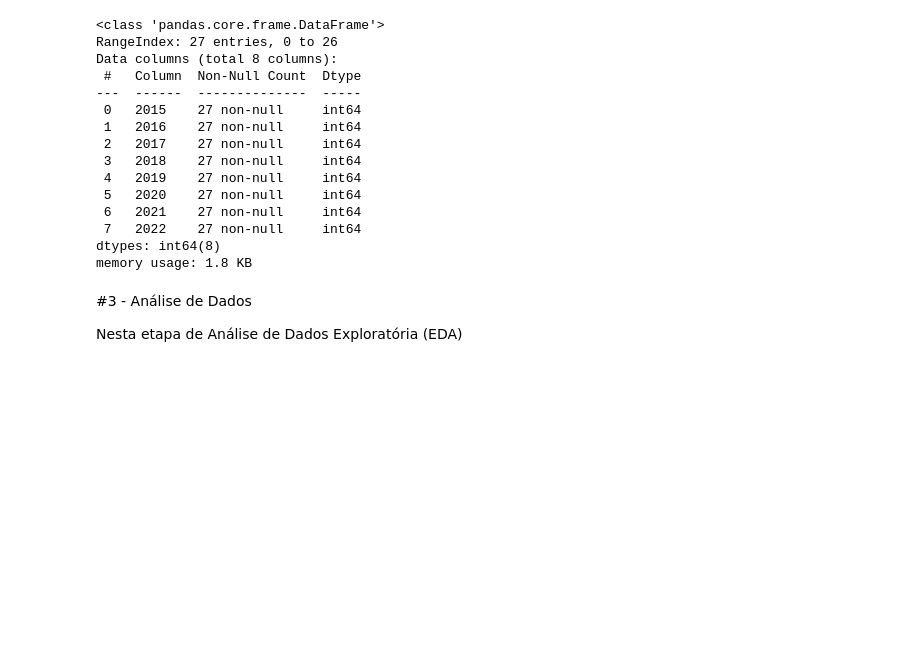
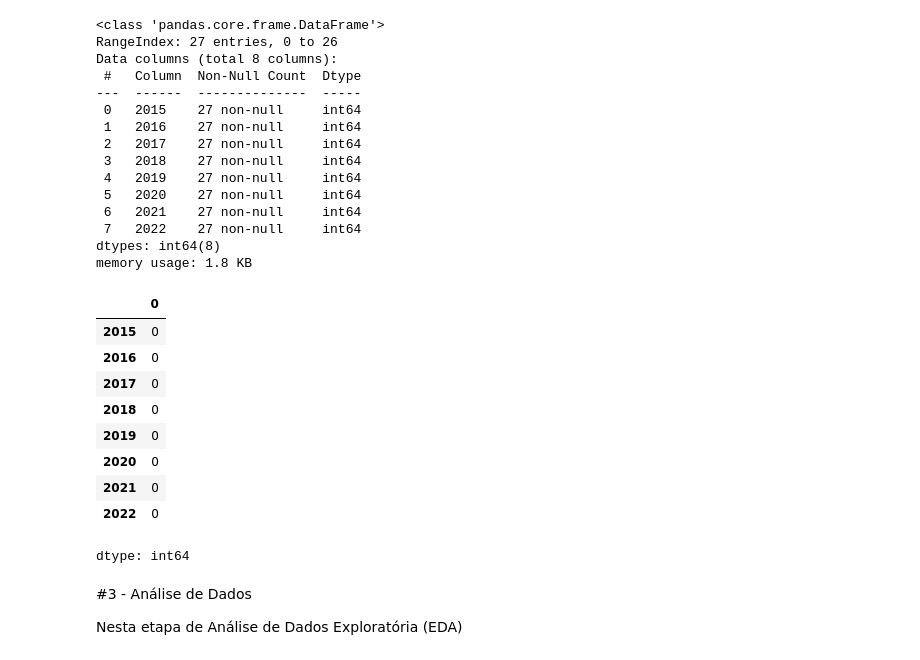
Before and after one commit to Marcelo-Silvestre/Analise_Dados_Boas_Praticas_PUCRIO, a Jupyter notebook: Notebooks/MVP_Análise_de_Dados_e_Boas_Práticas_(4052025001857).ipynb, the cells around one changed output. Drawn from its saved outputs; the diff is of its cells as text; code cells hidden in the pictures; blank space fills up the shorter version.

```diff
--- a/Notebooks/MVP_Análise_de_Dados_e_Boas_Práticas_(4052025001857).ipynb
+++ b/Notebooks/MVP_Análise_de_Dados_e_Boas_Práticas_(4052025001857).ipynb
@@ -110,6 +122,20 @@ Data columns (total 8 columns):
  7   2022    27 non-null     int64
 dtypes: int64(8)
 memory usage: 1.8 KB
+# %%
+#verificando se existem valores nulos e ausentes na base população
+df_base_pop.isna().sum()
+# %% [output]
+|  | 0 |
+| 2015 | 0 |
+| 2016 | 0 |
+| 2017 | 0 |
+| 2018 | 0 |
+| 2019 | 0 |
+| 2020 | 0 |
+| 2021 | 0 |
+| 2022 | 0 |
+dtype: int64
 # %% [markdown]
 #3 - Análise de Dados
 
```
Also changed, not shown: parts of 2 cells of this notebook.
